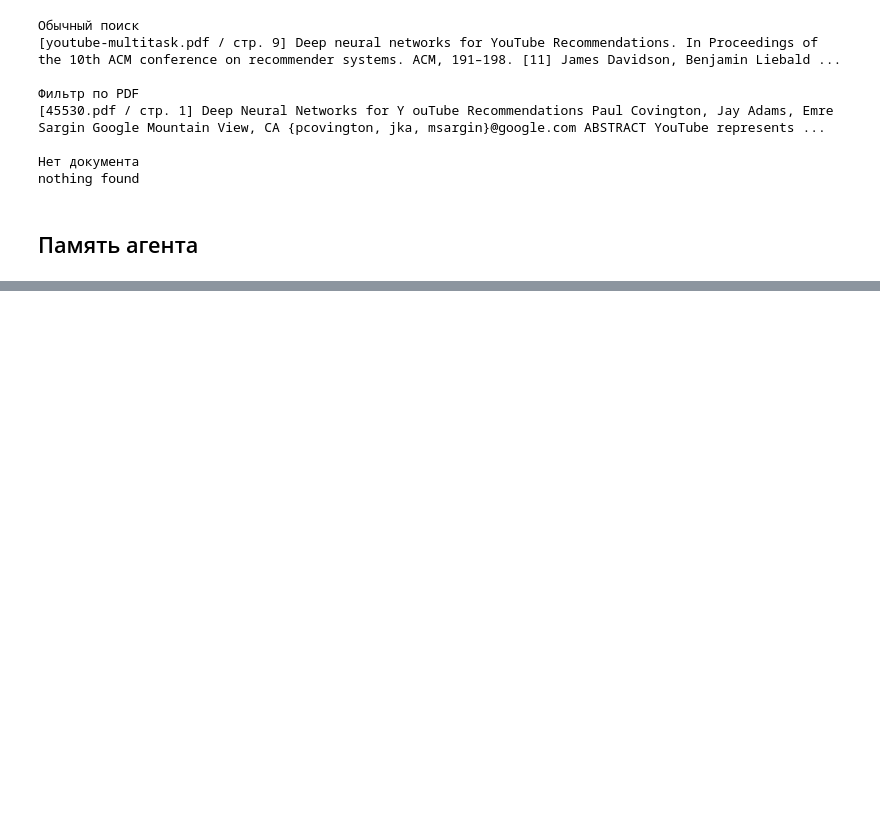
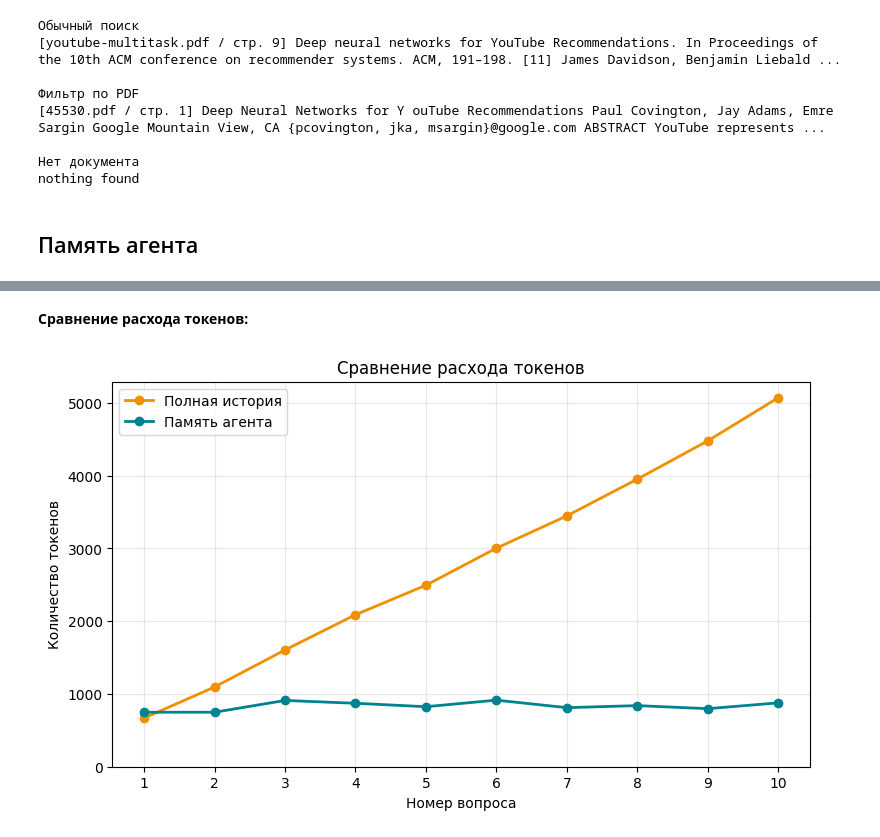
Before and after one commit to dshkkp/llm-rag-homework-02, a Jupyter notebook: homework02.ipynb, the cells around one changed output, grey strips where cells are left out. Cells and saved outputs as stored; diff of their text form; code cells hidden in the pictures; blank space fills up the shorter version.

```diff
--- a/homework02.ipynb
+++ b/homework02.ipynb
@@ -866,0 +1158,26 @@ class Facts(BaseModel):
+# %%
+n = len(SCRIPT)
+
+full_calls = [ c for c in ledger.calls if c["tag"] == "dialog: вся история"][-n:]
+memory_calls = [ c for c in ledger.calls if c["tag"] == "dialog: память"][-n:]
+assert len(full_calls) == n
+assert len(memory_calls) == n
+
+token_table = pd.DataFrame({"Вопрос": range(1, n + 1), "Полная история (вход)": [c["prompt"] for c in full_calls],
+    "Память (вход)": [c["prompt"] for c in memory_calls],
+    "Полная история (всего)": [ c["prompt"] + c["completion"] for c in full_calls ],
+    "Память (всего)": [ c["prompt"] + c["completion"] for c in memory_calls]})
+
+full_tokens = token_table["Полная история (всего)"].sum()
+memory_tokens = token_table["Память (всего)"].sum()
+
+print("Полная история:", full_tokens, "токенов")
+print("Память агента:", memory_tokens, "токенов")
+
+if full_tokens > 0:
+    saving = (full_tokens - memory_tokens) / full_tokens * 100
+    print(f"Экономия токенов: {saving:.1f}%")
+else:
+    print("API не вернул данные о токенах.")
+
+token_table
@@ -866,0 +1199,20 @@ class Facts(BaseModel):
+# %% [markdown]
+**Сравнение расхода токенов:**
+# %%
+fig, ax = plt.subplots(figsize=(9, 5))
+
+ax.plot( token_table["Вопрос"], token_table["Полная история (всего)"], marker="o", linewidth=2, color=COLORS["amber"], label="Полная история")
+ax.plot( token_table["Вопрос"], token_table["Память (всего)"], marker="o", linewidth=2, color=COLORS["teal"], label="Память агента")
+ax.set_xlabel("Номер вопроса")
+ax.set_ylabel("Количество токенов")
+ax.set_title("Сравнение расхода токенов")
+ax.set_xticks(range(1, 11))
+ax.set_ylim(bottom=0)
+ax.legend()
+ax.grid(alpha=0.3)
+
+fig.savefig("img/memory_tokens.png", dpi=150, bbox_inches="tight")
+
+plt.show()
+# %% [output]
+[figure, added]
```
Also changed, not shown: parts of 26 cells of this notebook, 4 other files.
